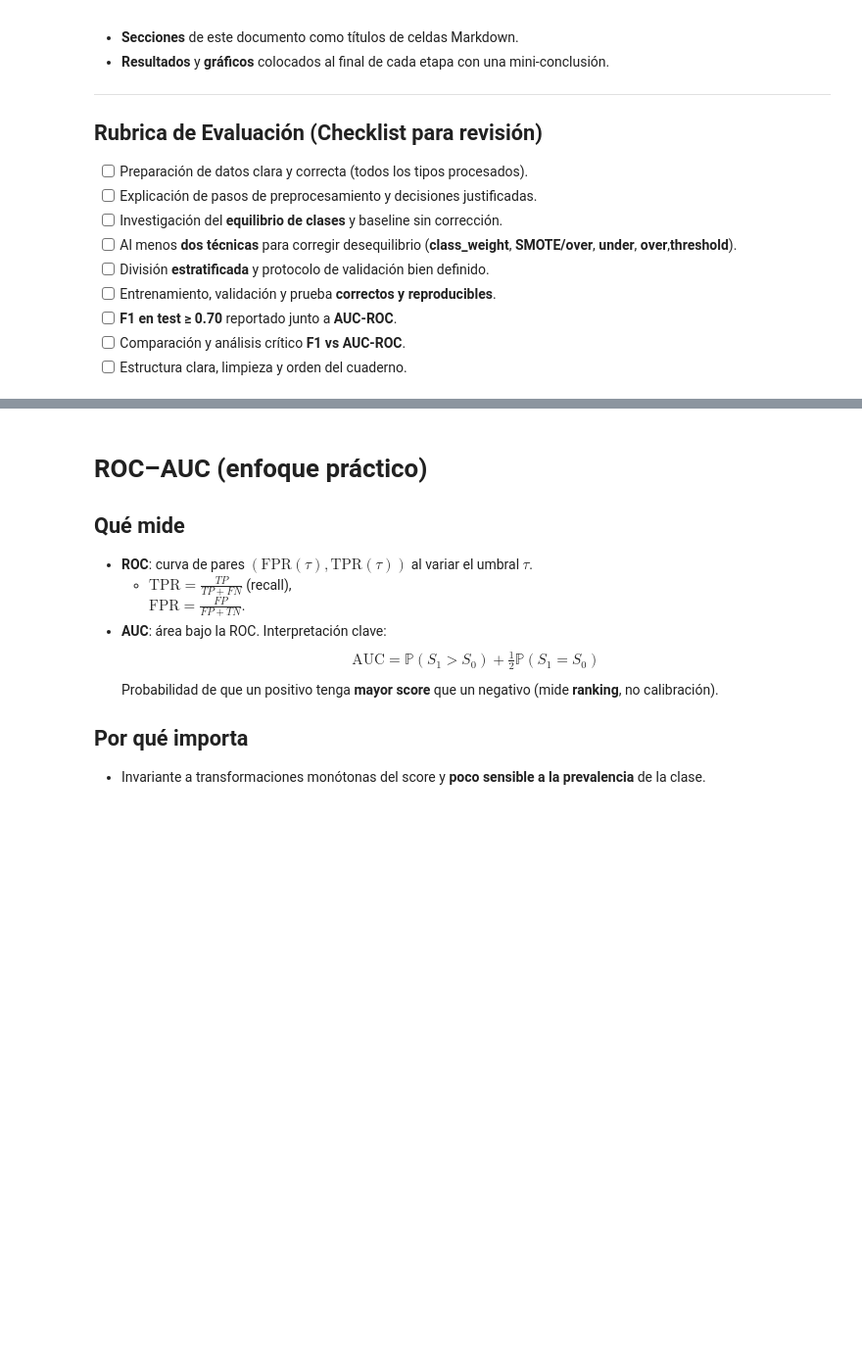
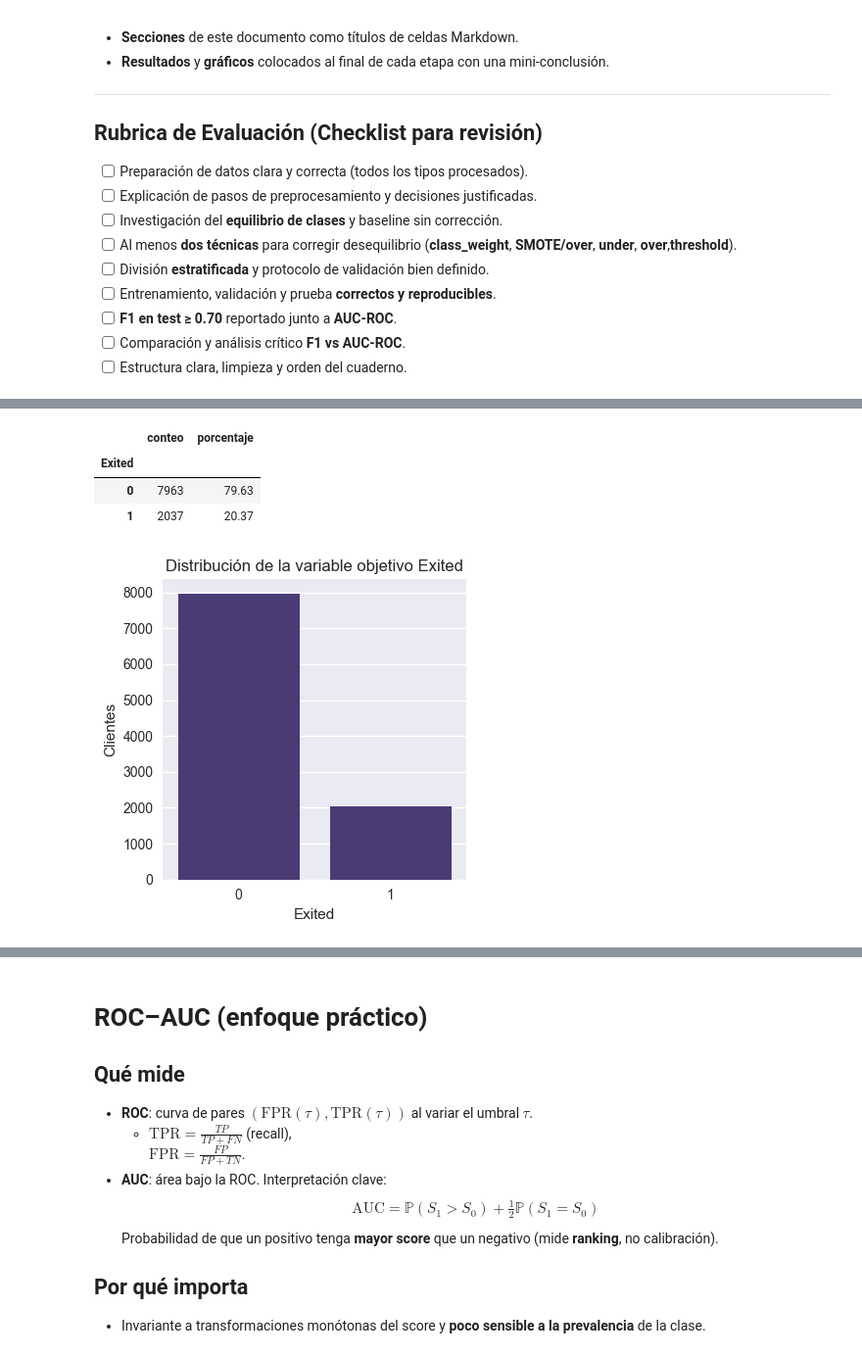
Before and after one commit to RickParra96/Taller-2-Fundamento-de-Ciencia-de-Datos, a Jupyter notebook: Taller_2_nombre_apellido.ipynb, the cells around one changed output, grey strips where cells are left out. Shown at 98% size. Saved outputs shown, nothing was run; the diff lists cells and outputs as text; code cells hidden in the pictures; blank space fills up the shorter version.

```diff
--- a/Taller_2_nombre_apellido.ipynb
+++ b/Taller_2_nombre_apellido.ipynb
@@ -206,0 +327,19 @@ Exportar el modelo como binario
+# %%
+# 2.3.5 Balance de clases de la variable objetivo
+class_counts = df['Exited'].value_counts().rename_axis('Exited').to_frame('conteo')
+class_counts['porcentaje'] = (class_counts['conteo'] / len(df) * 100).round(2)
+display(class_counts)
+
+plt.figure(figsize=(4, 4))
+sns.barplot(x=class_counts.index.astype(str), y=class_counts['conteo'])
+plt.title('Distribución de la variable objetivo Exited')
+plt.ylabel('Clientes')
+plt.xlabel('Exited')
+plt.tight_layout()
+plt.show()
+# %% [output]
+|  | conteo | porcentaje |
+| Exited |  |  |
+| 0 | 7963 | 79.63 |
+| 1 | 2037 | 20.37 |
+[figure, added]
```
Also changed, not shown: parts of 27 cells of this notebook, 1 other file.
